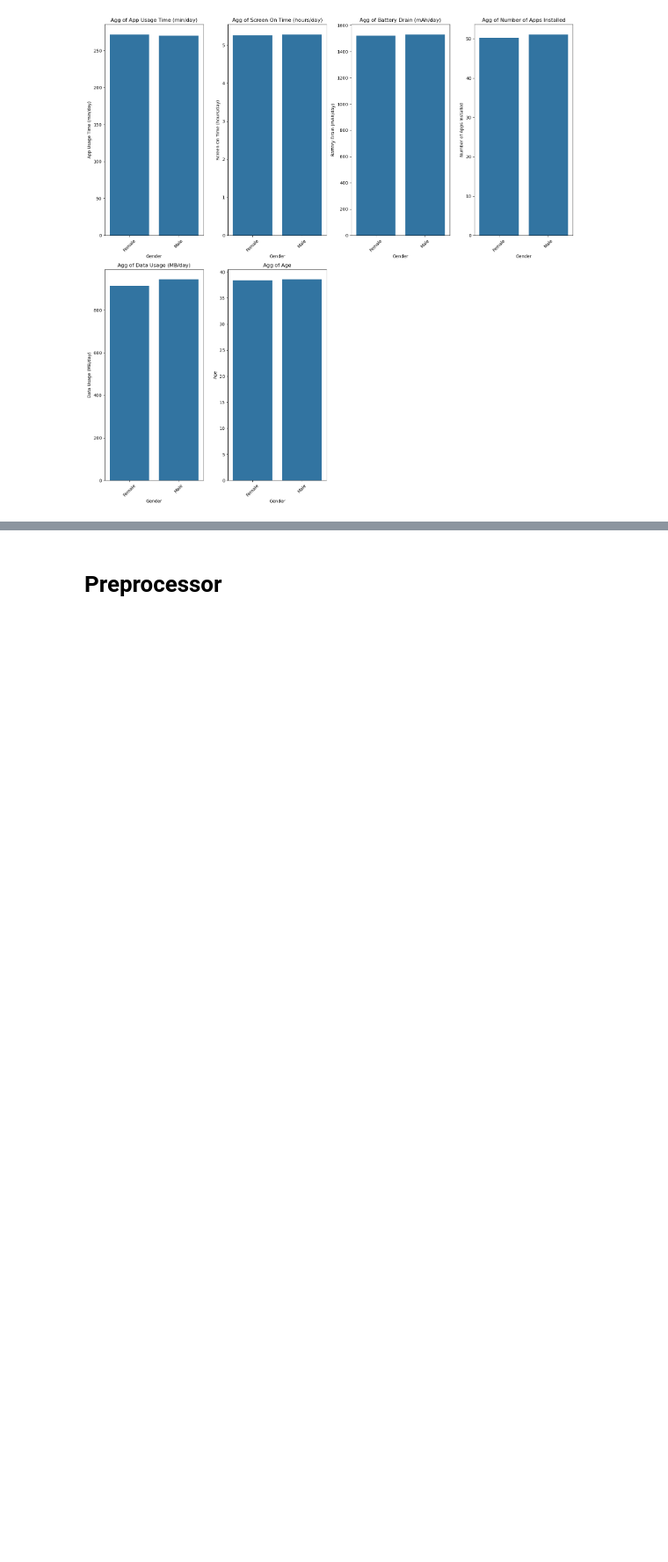
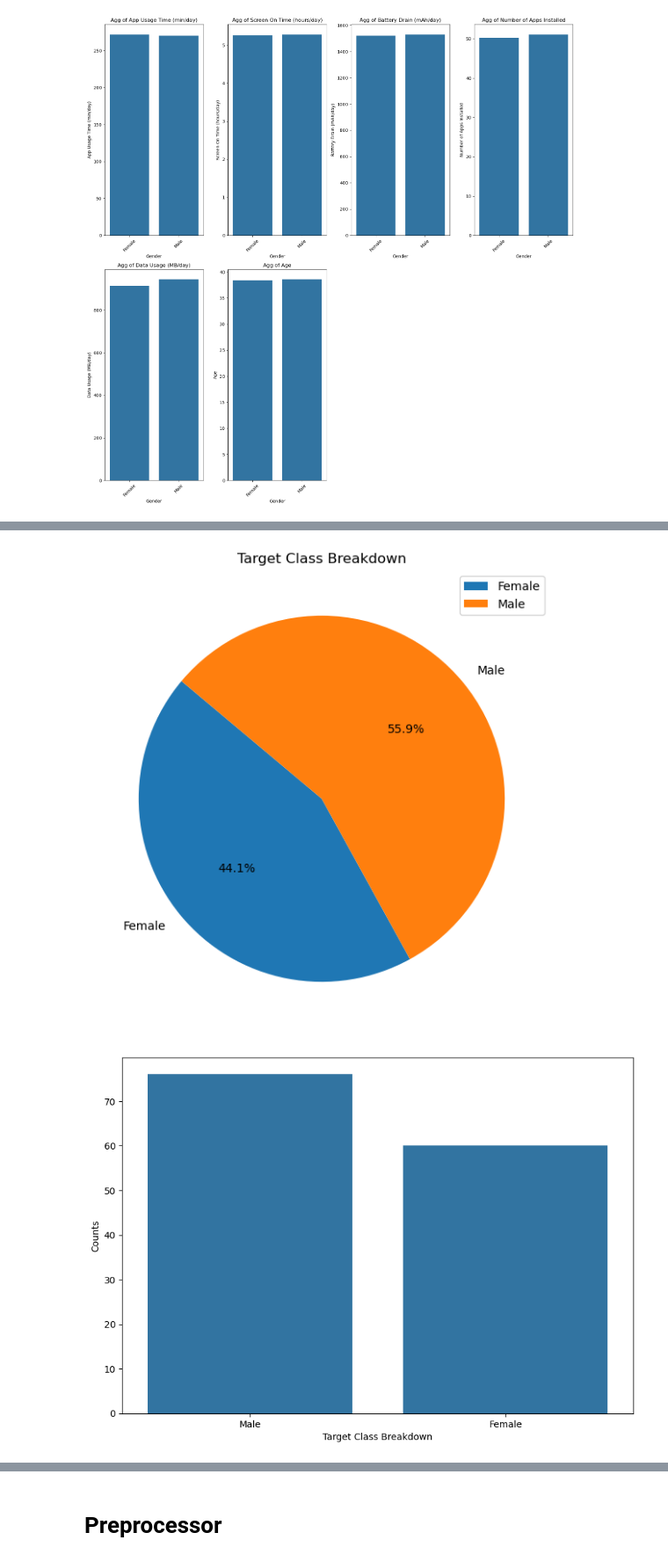
Before and after one commit to MaukanMir/Mobile-Device-Usage-Classification, a Jupyter notebook: training.ipynb, the cells around one changed output, grey strips where cells are left out. Shown at 88% size. Saved outputs shown, nothing was run; the diff lists cells and outputs as text; code cells hidden in the pictures; blank space fills up the shorter version.

```diff
--- a/training.ipynb
+++ b/training.ipynb
@@ -416,0 +425,7 @@ aggregate_dataset(df, interested_columns, "Gender", "mean")
+# %%
+power_users = df[ df["User Behavior Class"] == 5]
+check_class_imbalance(power_users["Gender"])
+check_class_imbalance(power_users["Operating System"])
+# %% [output]
+[figure, added]
+[figure, added]
```
Also changed, not shown: parts of 4 cells of this notebook.
